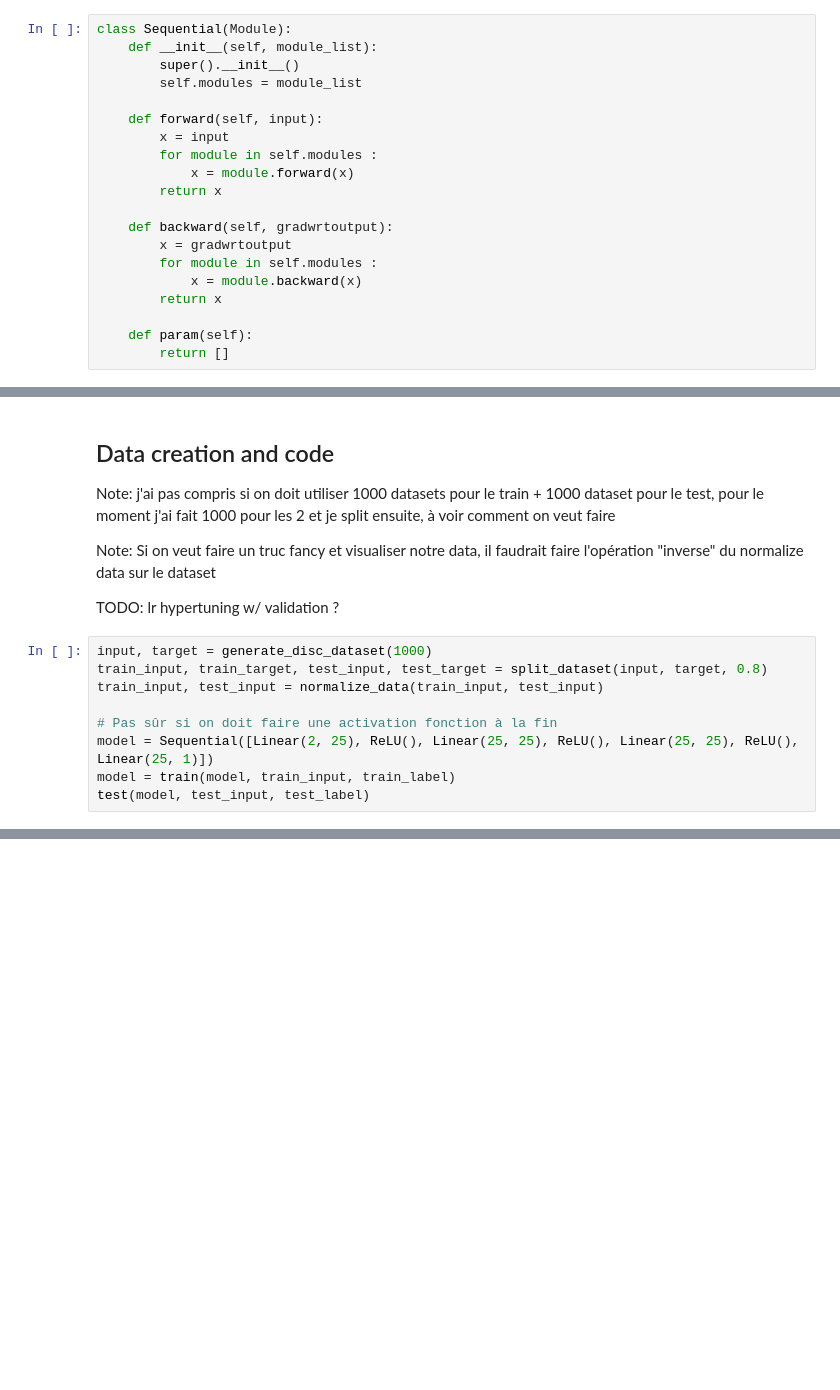
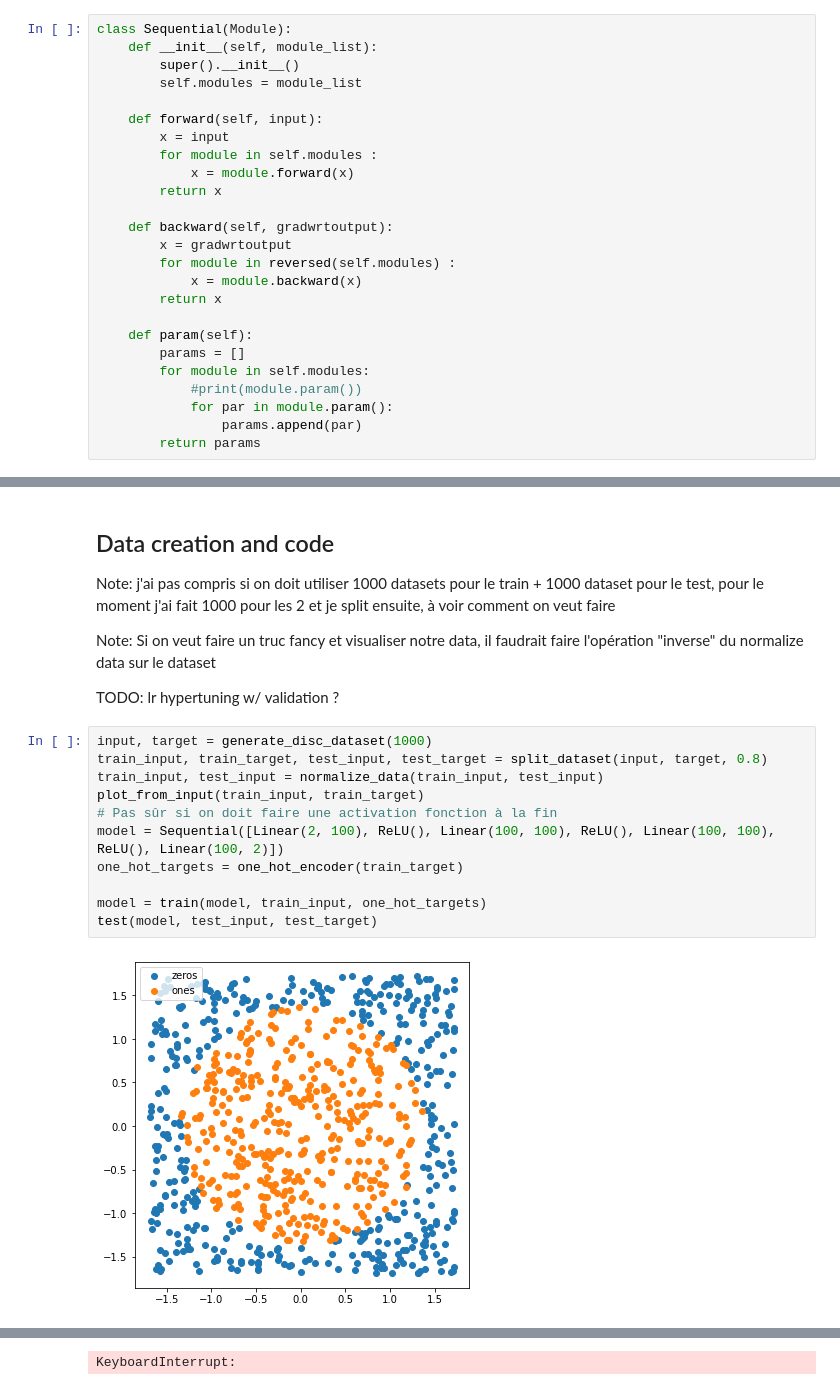
Before and after one commit to dgengler6/DeepLearningProject, a Jupyter notebook: Proj2/Project_2.ipynb, the cells around one changed output, grey strips where cells are left out. Drawn from its saved outputs; the diff is of its cells as text; blank space fills up the shorter version.

Commit message:
Done training mais ça marche pas

```diff
--- a/Proj2/Project_2.ipynb
+++ b/Proj2/Project_2.ipynb
@@ -221,10 +222,15 @@ class Sequential(Module):
 
     def backward(self, gradwrtoutput):
         x = gradwrtoutput
-        for module in self.modules :
+        for module in reversed(self.modules) :
             x = module.backward(x)
         return x
 
     def param(self):
-        return []
+        params = []
+        for module in self.modules:
+            #print(module.param())
+            for par in module.param():
+                params.append(par)
+        return params
 # %%
@@ -510,9 +581,13 @@ TODO: lr hypertuning w/ validation ?
 # %%
 input, target = generate_disc_dataset(1000)
 train_input, train_target, test_input, test_target = split_dataset(input, target, 0.8)
 train_input, test_input = normalize_data(train_input, test_input)
+plot_from_input(train_input, train_target)
+# Pas sûr si on doit faire une activation fonction à la fin
+model = Sequential([Linear(2, 100), ReLU(), Linear(100, 100), ReLU(), Linear(100, 100), ReLU(), Linear(100, 2)])
+one_hot_targets = one_hot_encoder(train_target)
 
-# Pas sûr si on doit faire une activation fonction à la fin
-model = Sequential([Linear(2, 25), ReLU(), Linear(25, 25), ReLU(), Linear(25, 25), ReLU(), Linear(25, 1)])
-model = train(model, train_input, train_label)
-test(model, test_input, test_label)
+model = train(model, train_input, one_hot_targets)
+test(model, test_input, test_target)
+# %% [output]
+[figure, added]
@@ -518,0 +600 @@ test(model, test_input, test_label)
+KeyboardInterrupt:
```
Also changed, not shown: parts of 18 cells of this notebook.
